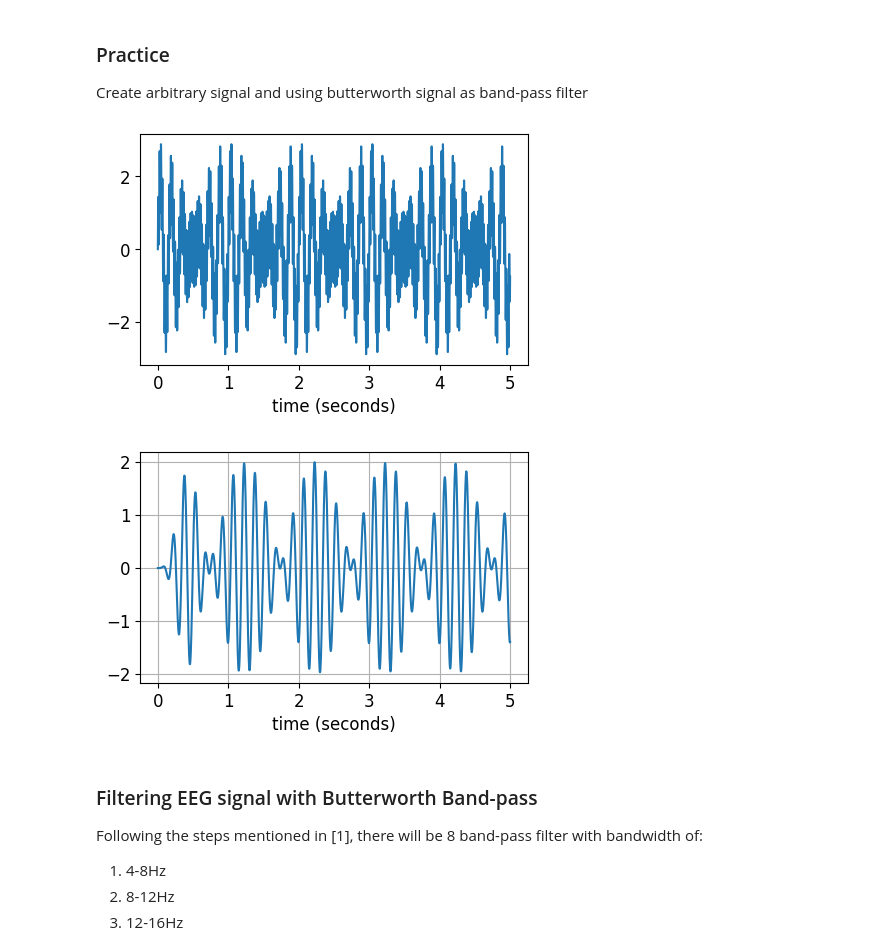
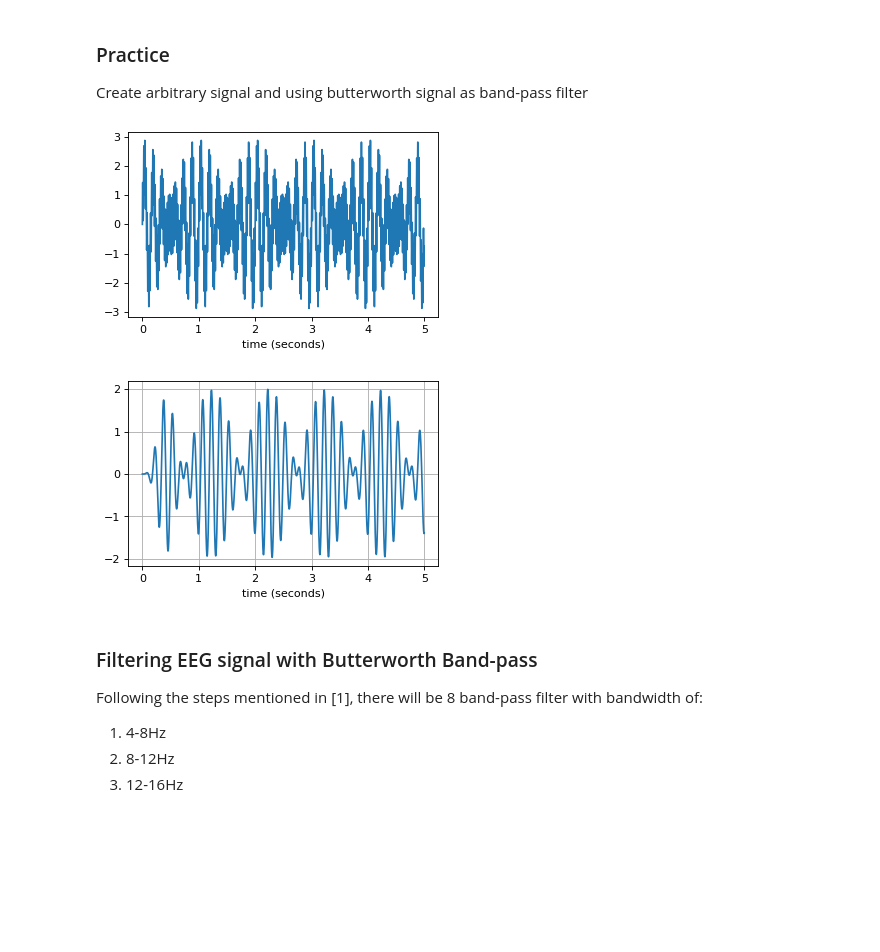
Before and after one commit to orvindemsy/BCICIV2a-FBCSP, a Jupyter notebook: fbcsp.ipynb, the cells around one changed output. Saved outputs shown, nothing was run; the diff lists cells and outputs as text; code cells hidden in the pictures; blank space fills up the shorter version.

```diff
--- a/fbcsp.ipynb
+++ b/fbcsp.ipynb
@@ -164,13 +164,13 @@ x3 = np.sin(2 * np.pi * 50 * t)
 x = x1 + x2 + x3
 # %%
 # Plot input
-plt.figure(figsize=(5, 3))
+plt.figure(figsize=(5, 3), dpi=80)
 plt.clf()
 plt.plot(t, x)
 plt.xlabel('time (seconds)')
 plt.show()
 # %% [output]
-[figure, old version]
+[figure, new version]
 # %%
 # OUTPUT
 lowcut = 4
@@ -178,14 +178,14 @@ highcut = 8
 y= butter_bandpass_filter(x, lowcut, highcut, fs, order=5)
 # %%
 # Plot output
-plt.figure(figsize=(5, 3))
+plt.figure(figsize=(5, 3), dpi=80)
 plt.clf()
 plt.plot(t, y, label='Filtered signal (%g Hz)' %fs)
 plt.xlabel('time (seconds)')
 plt.grid(True)
 plt.show()
 # %% [output]
-[figure, old version]
+[figure, new version]
 # %% [markdown]
 ### Filtering EEG signal with Butterworth Band-pass
 Following the steps mentioned in [1], there will be 8 band-pass filter with bandwidth of:
```
Also changed, not shown: parts of 3 cells of this notebook.
